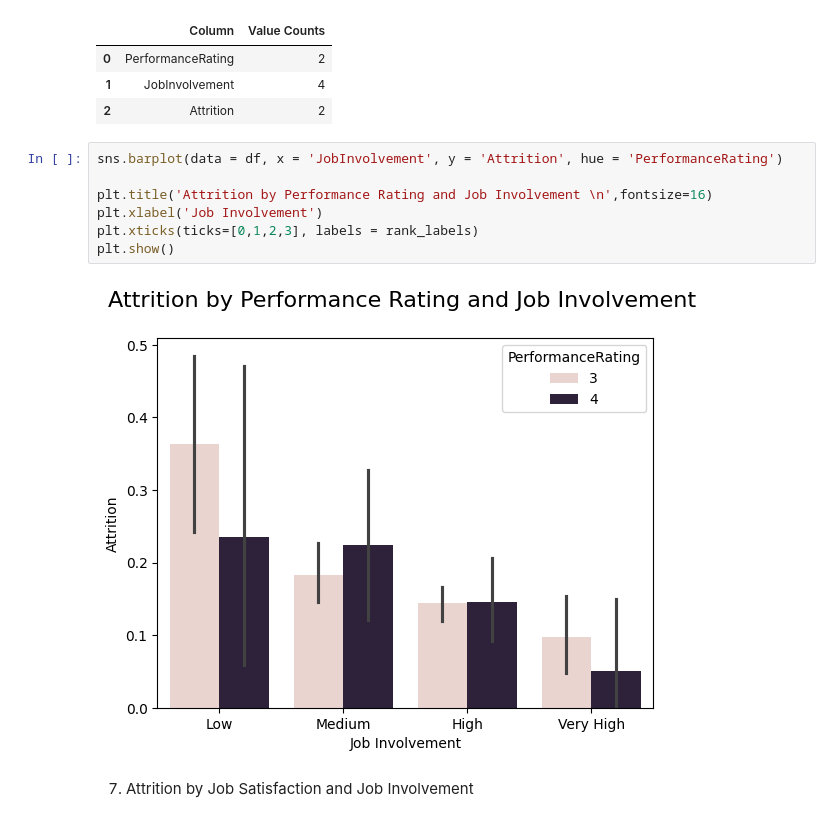
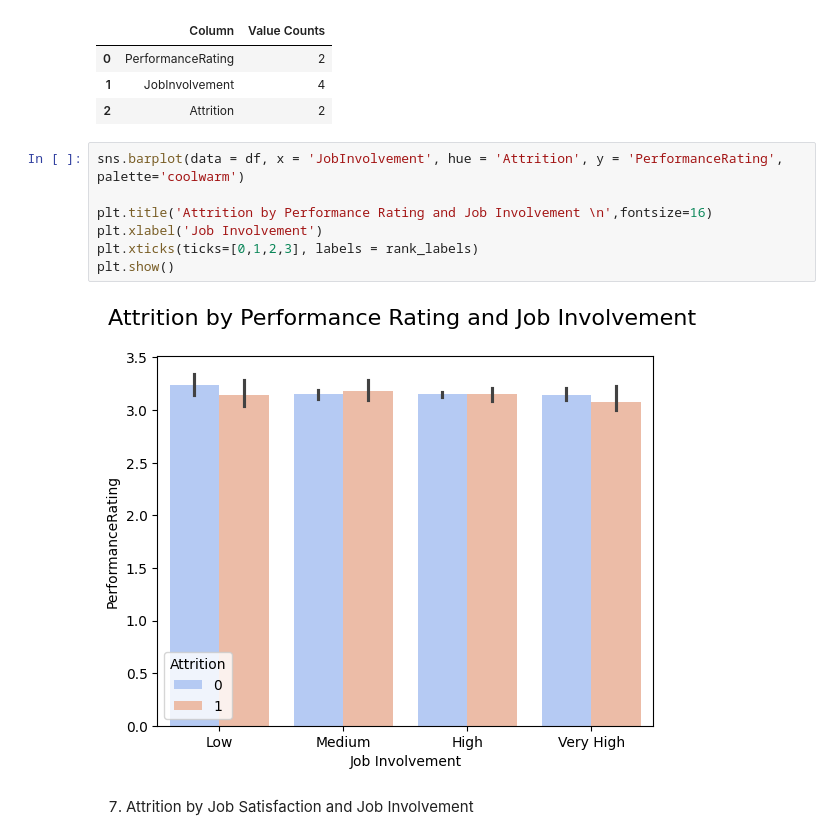
Before and after one commit to CreativeTob/InsightHQ, a Jupyter notebook: main.ipynb, the cells around one changed output. Saved outputs shown, nothing was run; the diff lists cells and outputs as text.

```diff
--- a/main.ipynb
+++ b/main.ipynb
@@ -1021,14 +1119,14 @@ Value Counts for each column of the combination
 | 1 | JobInvolvement | 4 |
 | 2 | Attrition | 2 |
 # %%
-sns.barplot(data = df, x = 'JobInvolvement', y = 'Attrition', hue = 'PerformanceRating')
+sns.barplot(data = df, x = 'JobInvolvement', hue = 'Attrition', y = 'PerformanceRating', palette='coolwarm')
 
 plt.title('Attrition by Performance Rating and Job Involvement \n',fontsize=16)
 plt.xlabel('Job Involvement')
 plt.xticks(ticks=[0,1,2,3], labels = rank_labels)
 plt.show()
 # %% [output]
-[figure, old version]
+[figure, new version]
 # %% [markdown]
 7. Attrition by Job Satisfaction and Job Involvement
 # %%
```
Also changed, not shown: parts of 53 cells of this notebook, 1 other file.
